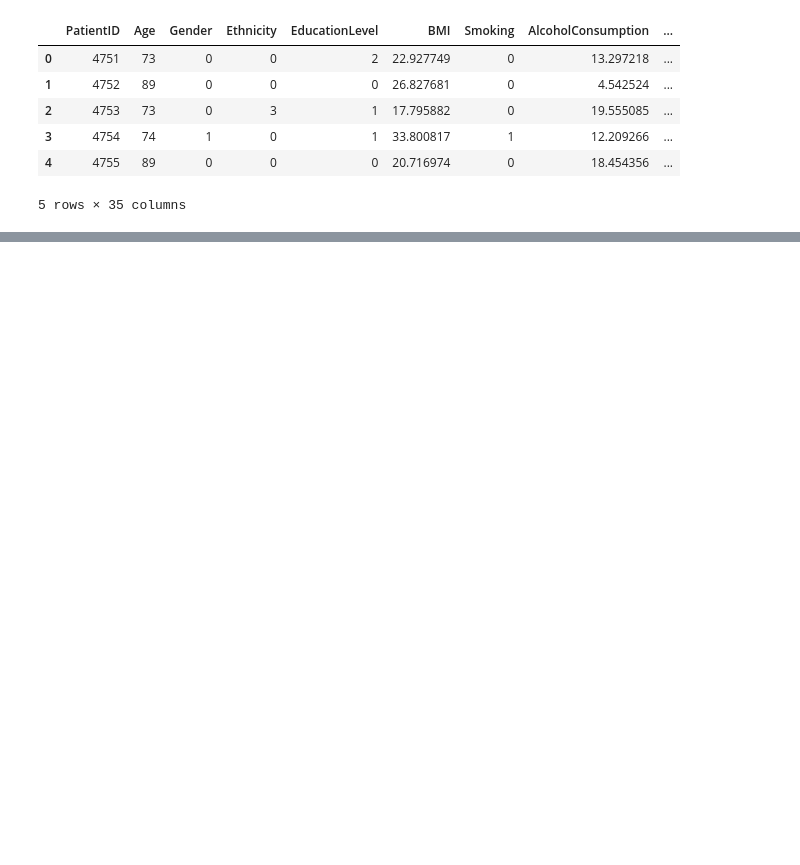
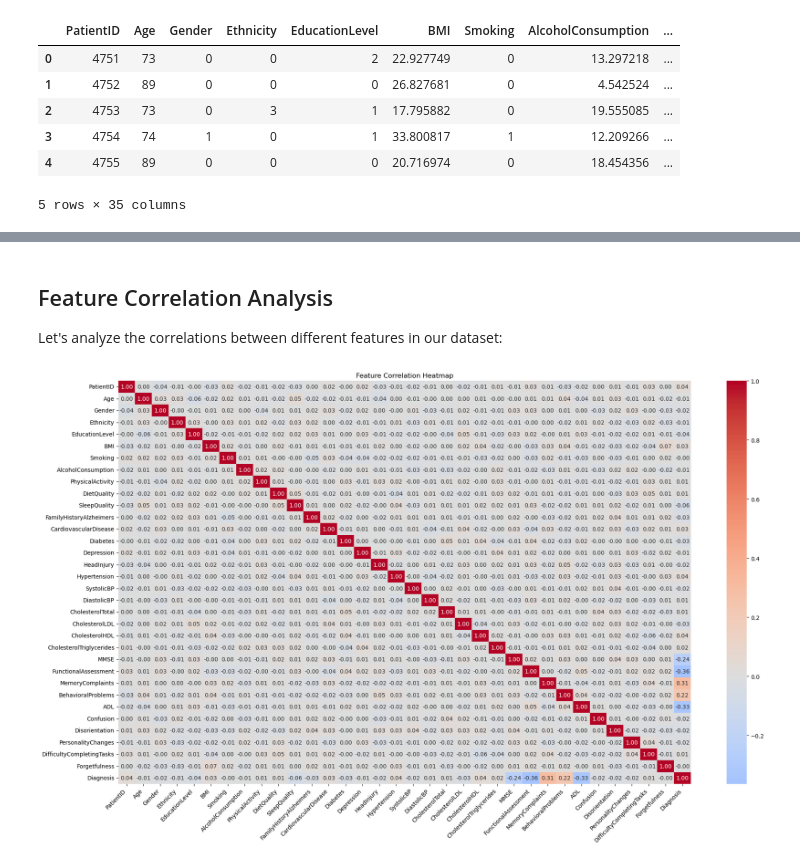
Before and after one commit to JakubDralus/advanced-machine-learning, a Jupyter notebook: project.ipynb, the cells around one changed output, grey strips where cells are left out. Cells and saved outputs as stored; diff of their text form; code cells hidden in the pictures; blank space fills up the shorter version.

```diff
--- a/project.ipynb
+++ b/project.ipynb
@@ -129,0 +234,19 @@ df.head()
+# %% [markdown]
+## Feature Correlation Analysis
+
+Let's analyze the correlations between different features in our dataset:
+# %%
+import seaborn as sns
+import matplotlib.pyplot as plt
+
+correlation_matrix = df.corr()
+
+plt.figure(figsize=(20, 12))
+sns.heatmap(correlation_matrix, annot=True, cmap='coolwarm', center=0, fmt='.2f')
+plt.title('Feature Correlation Heatmap')
+plt.xticks(rotation=45, ha='right')
+plt.yticks(rotation=0)
+plt.tight_layout()
+plt.show()
+# %% [output]
+[figure, added]
```
Also changed, not shown: parts of 18 cells of this notebook.
